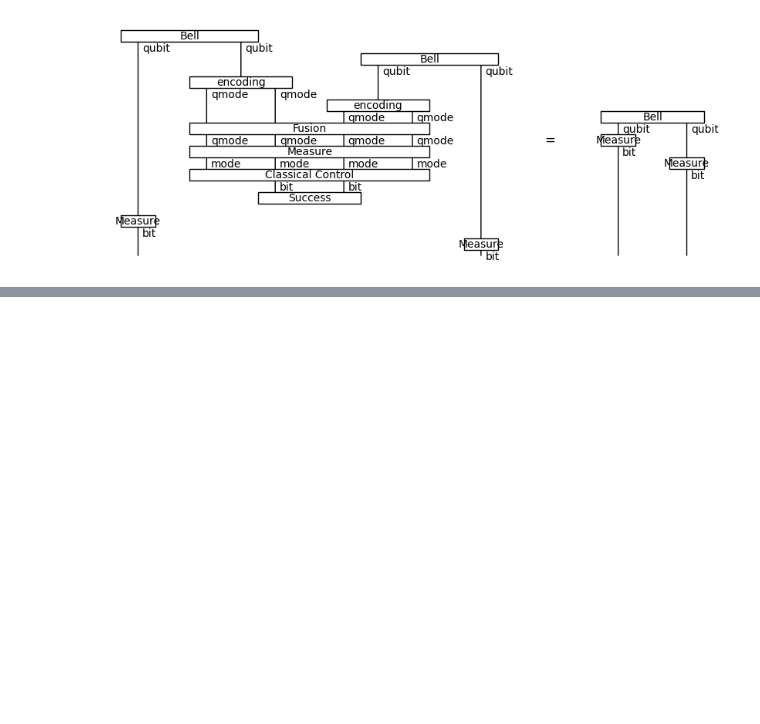
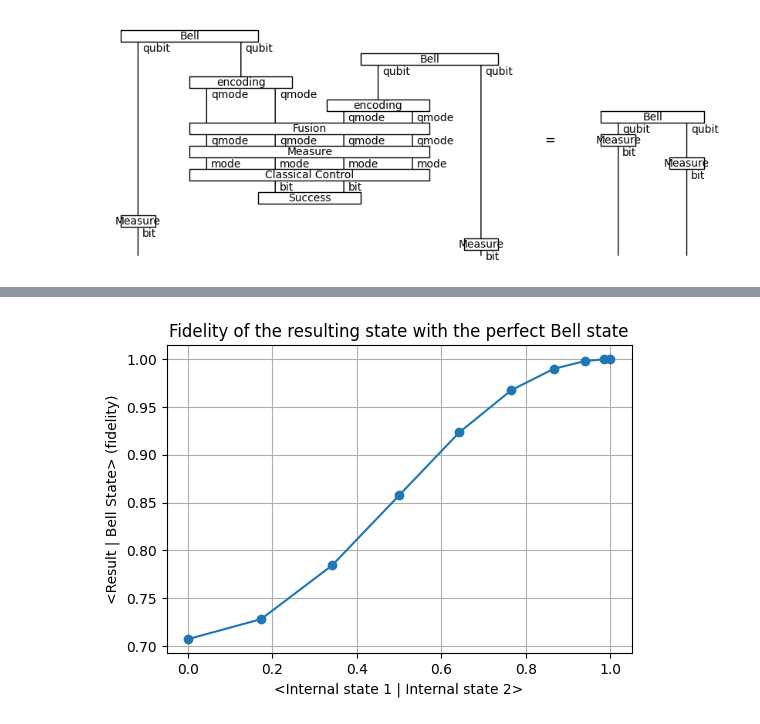
Before and after one commit to quantinuum-dev/optyx, a Jupyter notebook: docs/notebooks/photon_distinguishability.ipynb, the cells around one changed output, grey strips where cells are left out. Cells and saved outputs as stored; diff of their text form; code cells hidden in the pictures; blank space fills up the shorter version.

```diff
--- a/docs/notebooks/photon_distinguishability.ipynb
+++ b/docs/notebooks/photon_distinguishability.ipynb
@@ -177,7 +178,7 @@ fusion_channel.draw(figsize=(6, 3))
 from optyx import channel
 amp = 0.1
 internal_state_1 = [1, 0]
-internal_state_2 = [0.8, 0.2]
+internal_state_2 = [0, 1]
 internal_state_2 = internal_state_2 / np.linalg.norm(internal_state_2)
 
 print(internal_state_1, internal_state_2)
@@ -191,7 +192,7 @@ from discopy.drawing import Equation
 bell_state = Channel('Bell', zx.Z(0, 2) @ Scalar(0.5 ** 0.5))
 dual_rail_encoding = lambda state: Channel('encoding', DualRail(internal_state=state))
 encoding_layer =  dual_rail_encoding(internal_state_1) @ dual_rail_encoding(internal_state_2)
-post_select = Channel('Success', zx.X(1, 0, 0.5) @ zx.X(1, 0, 0.5) @ Scalar(0.5) , dom = channel.bit @ channel.bit)
+post_select = Channel('Success', zx.X(1, 0, 0.5) @ zx.X(1, 0) @ Scalar(0.5) , dom = channel.bit @ channel.bit)
 experiment = bell_state @ bell_state >> channel.Circuit.id(channel.qubit) @ (encoding_layer >> fusion_channel
                                                                              >> post_select) @ channel.Circuit.id(channel.qubit)
 measure = Measure(channel.qubit) @ Measure(channel.qubit)
@@ -207,0 +209,33 @@ array([[1.25000000e-01+0.00000000e+00j, 9.37349864e-34+4.97783402e-34j],
+# %%
+import math
+
+def rotated_unit_vectors(n: int = 10):
+    for i in range(n):
+        theta = i * (math.pi / 2) / (n - 1)
+        yield (math.cos(theta), math.sin(theta))
+# %%
+inner_product_states = []
+inner_product_bell_states = []
+for vector in rotated_unit_vectors:
+    encoding_layer =  dual_rail_encoding(internal_state_1) @ dual_rail_encoding(vector)
+    experiment = bell_state @ bell_state >> channel.Circuit.id(channel.qubit) @ (encoding_layer >> fusion_channel
+                                                                                >> post_select) @ channel.Circuit.id(channel.qubit)
+    measure = Measure(channel.qubit) @ Measure(channel.qubit)
+    result = ((experiment >> measure).inflate(2).double().to_zw().to_tensor().to_quimb()^...).data.flatten()
+
+    result = result / np.linalg.norm(result)
+
+    inner_product_states.append(np.inner(vector, internal_state_1))
+    inner_product_bell_states.append(np.inner([0.5**0.5, 0, 0, 0.5**0.5], result))
+# %%
+import matplotlib.pyplot as plt
+
+plt.figure(figsize=(6, 4))
+plt.plot(inner_product_states, inner_product_bell_states, marker='o')
+plt.xlabel('<Internal state 1 | Internal state 2>')
+plt.ylabel('<Result | Bell State> (fidelity)')
+plt.title('Fidelity of the resulting state with the perfect Bell state')
+plt.grid(True)
+plt.show()
+# %% [output]
+[figure, added]
```
Also changed, not shown: parts of 8 cells of this notebook, 5 other files.
